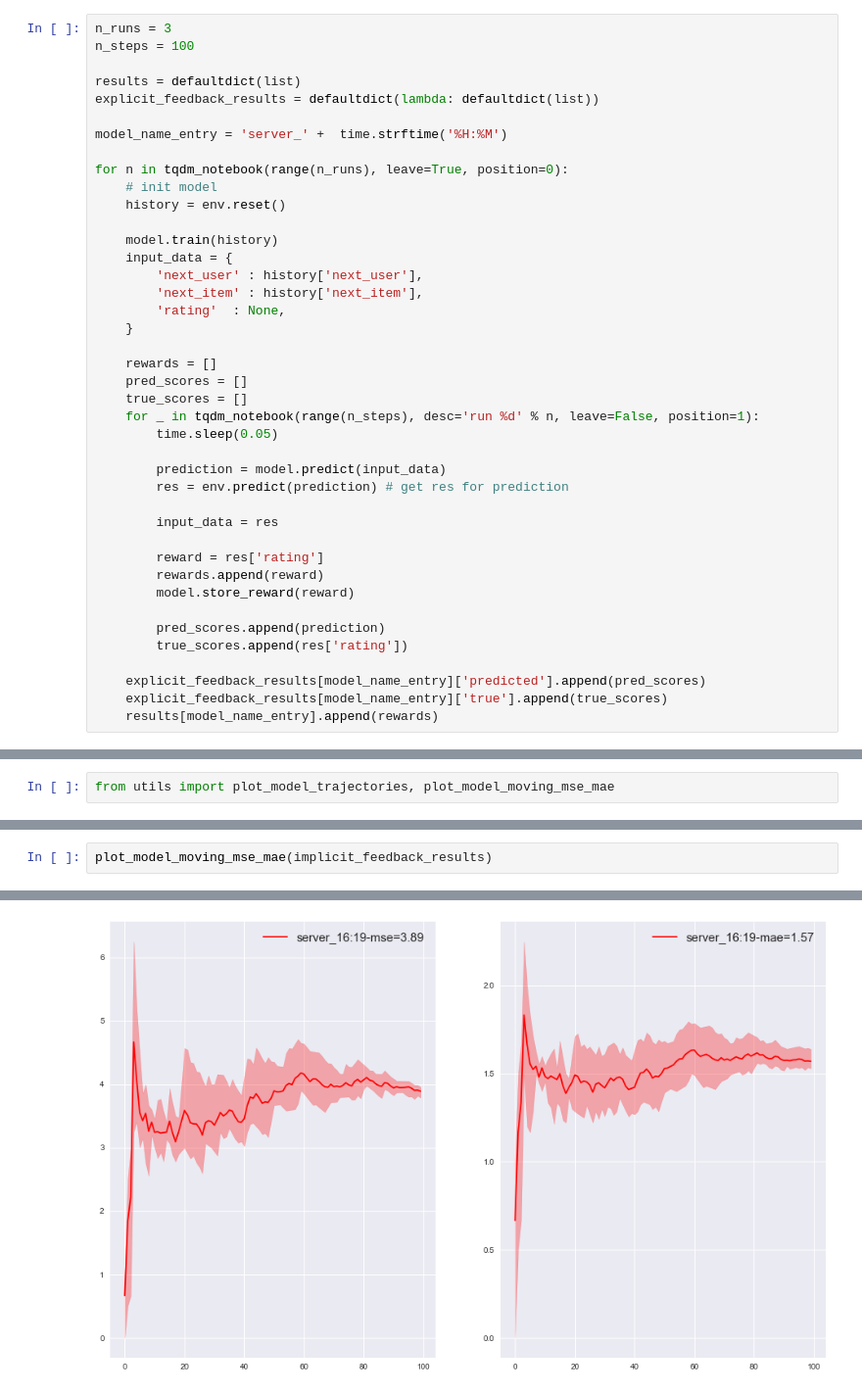
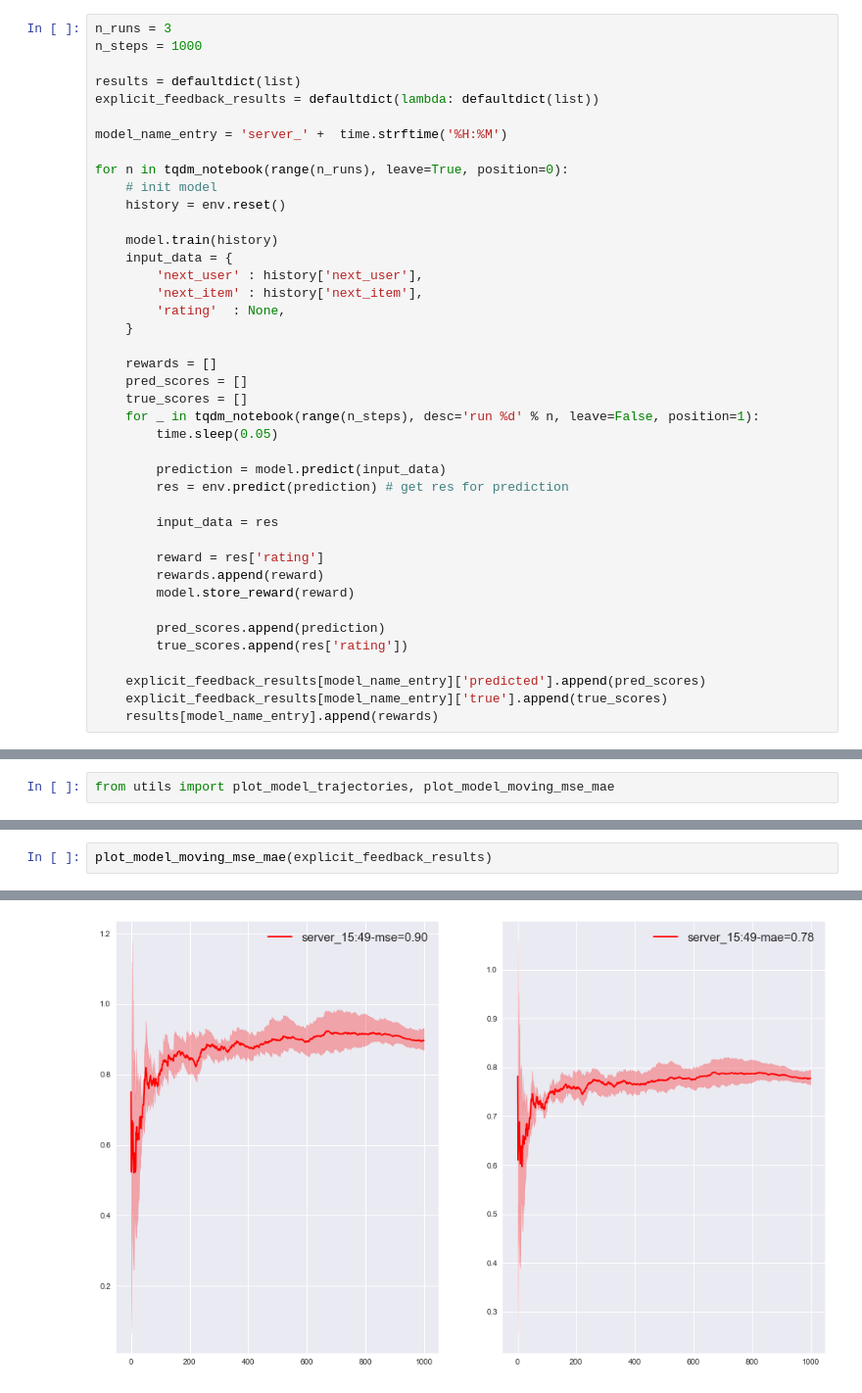
Before and after one commit to Dorozhko-Anton/IA316_ai_ecommerce, a Jupyter notebook: TestServerWithEnv1Proxy.ipynb, the cells around one changed output, grey strips where cells are left out. Shown at 98% size. Saved outputs shown, nothing was run; the diff lists cells and outputs as text.

```diff
--- a/TestServerWithEnv1Proxy.ipynb
+++ b/TestServerWithEnv1Proxy.ipynb
@@ -94,7 +94,7 @@ KEY = config.KEY
 env = ENV1_Proxy(key=KEY, url=ENV_URL)
 # %%
 n_runs = 3
-n_steps = 100
+n_steps = 1000
 
 results = defaultdict(list)
 explicit_feedback_results = defaultdict(lambda: defaultdict(list))
@@ -149,4 +149,4 @@ plot_model_trajectories(results)
 # %%
-plot_model_moving_mse_mae(implicit_feedback_results)
+plot_model_moving_mse_mae(explicit_feedback_results)
 # %% [output]
 |  | Model | mae | mse |
@@ -154,4 +154,4 @@ plot_model_moving_mse_mae(implicit_feedback_results)
-[figure, old version]
+[figure, new version]
 # %%
 print('Train time %ds' % model.train_time)
 plt.plot(model.prediction_times, label='predict request time')
```
Also changed, not shown: parts of 3 cells of this notebook, 3 other files.
